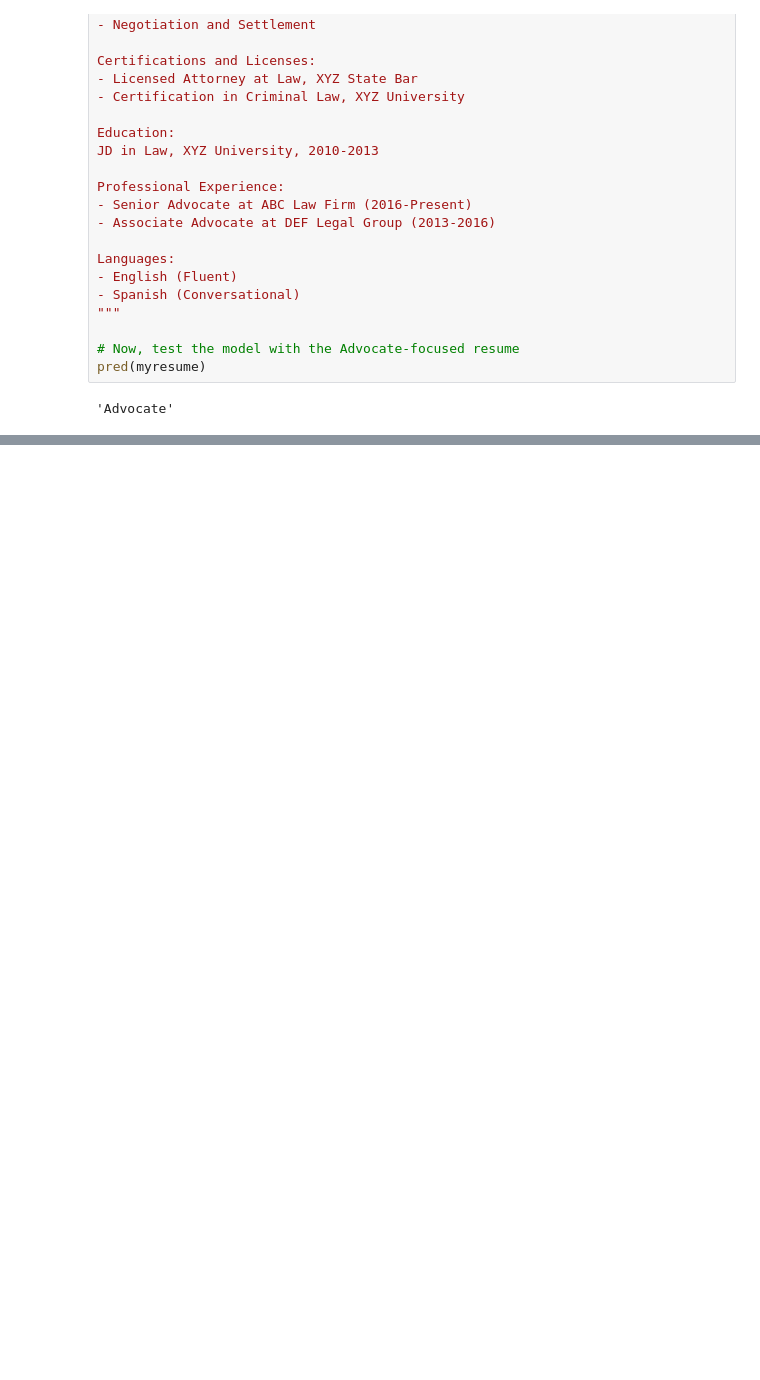
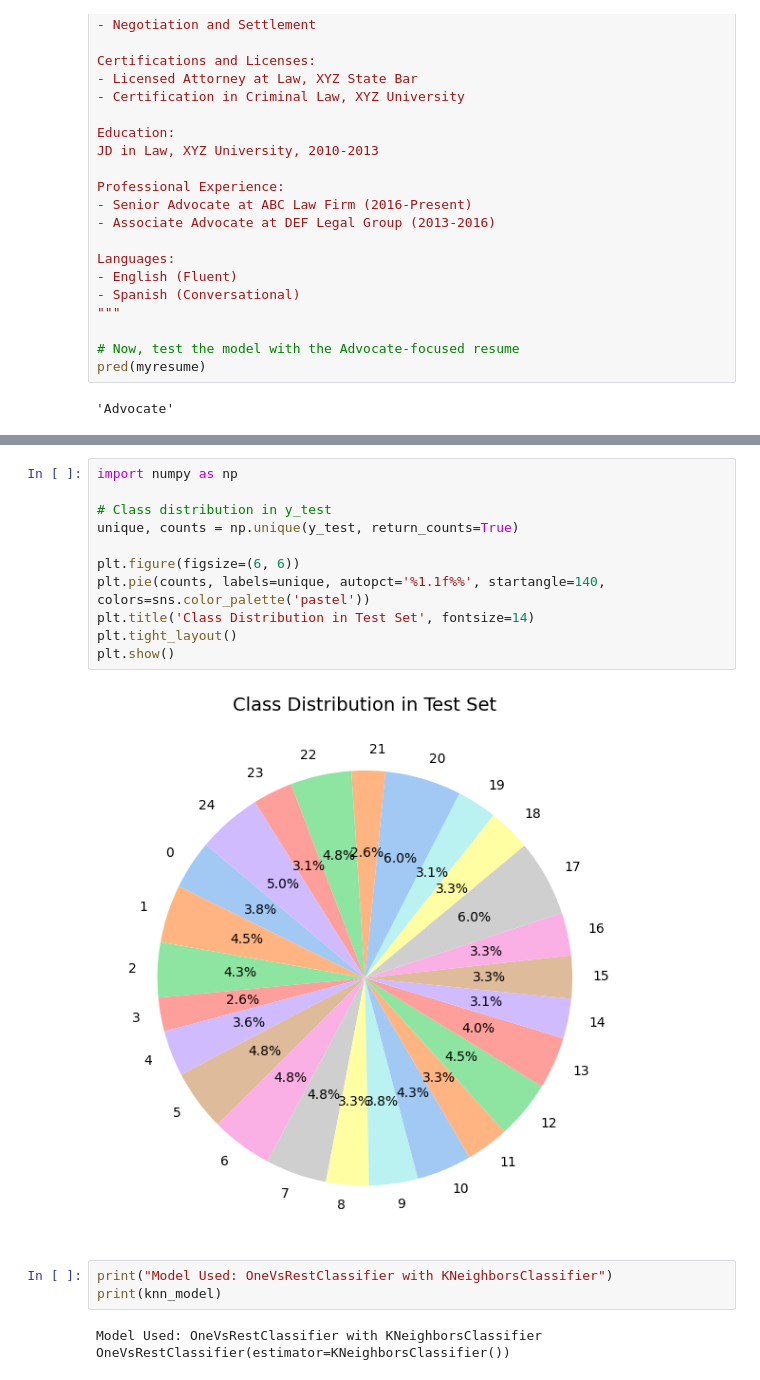
Before and after one commit to riya-kondawar/Resume-builder-analyzer-NLP, a Jupyter notebook: files/models/Resume Screening with Python.ipynb, the cells around one changed output, grey strips where cells are left out. Drawn from its saved outputs; the diff is of its cells as text; blank space fills up the shorter version.

```diff
--- a/files/models/Resume Screening with Python.ipynb
+++ b/files/models/Resume Screening with Python.ipynb
@@ -487,0 +658,19 @@ pred(myresume)
+# %%
+import numpy as np
+
+# Class distribution in y_test
+unique, counts = np.unique(y_test, return_counts=True)
+
+plt.figure(figsize=(6, 6))
+plt.pie(counts, labels=unique, autopct='%1.1f%%', startangle=140, colors=sns.color_palette('pastel'))
+plt.title('Class Distribution in Test Set', fontsize=14)
+plt.tight_layout()
+plt.show()
+# %% [output]
+[figure, added]
+# %%
+print("Model Used: OneVsRestClassifier with KNeighborsClassifier")
+print(knn_model)
+# %% [output]
+Model Used: OneVsRestClassifier with KNeighborsClassifier
+OneVsRestClassifier(estimator=KNeighborsClassifier())
```
Also changed, not shown: parts of 23 cells of this notebook, 19 other files.
